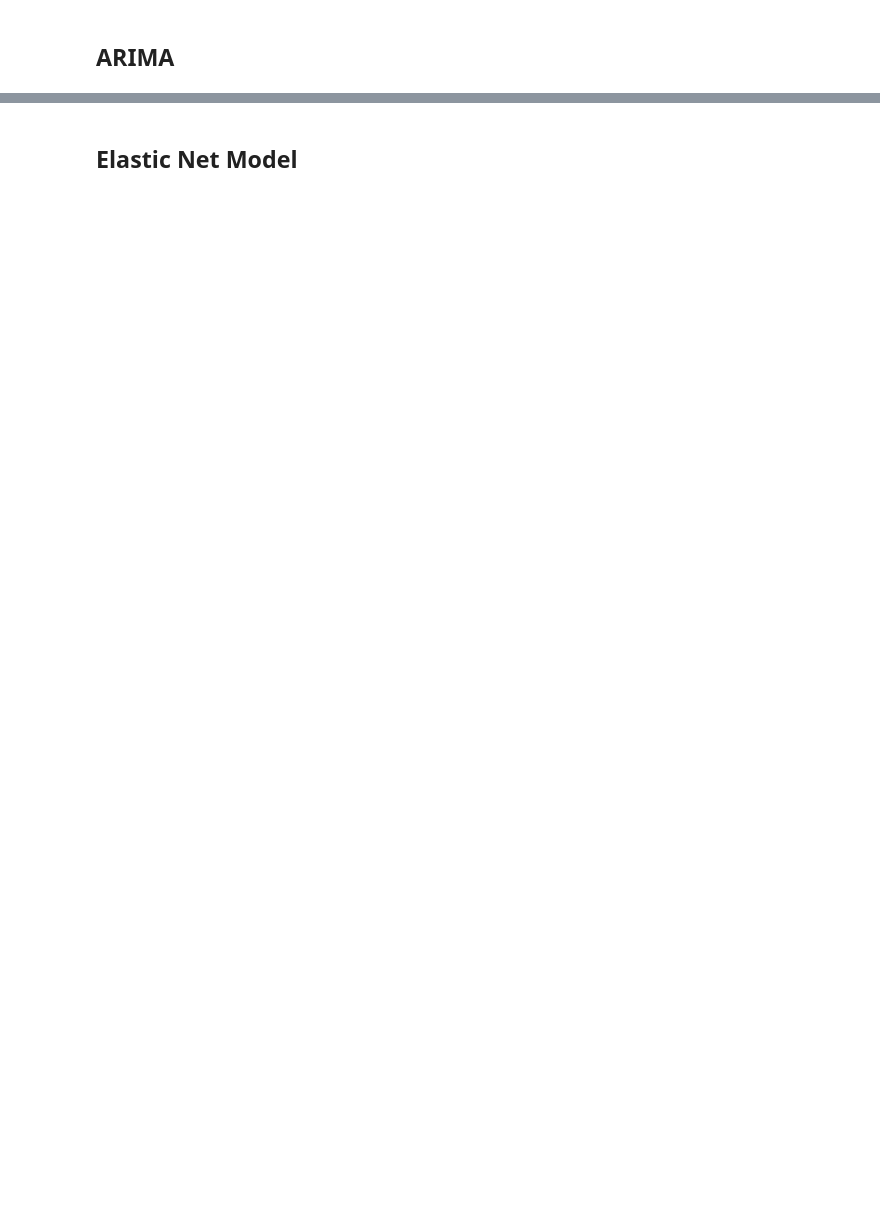
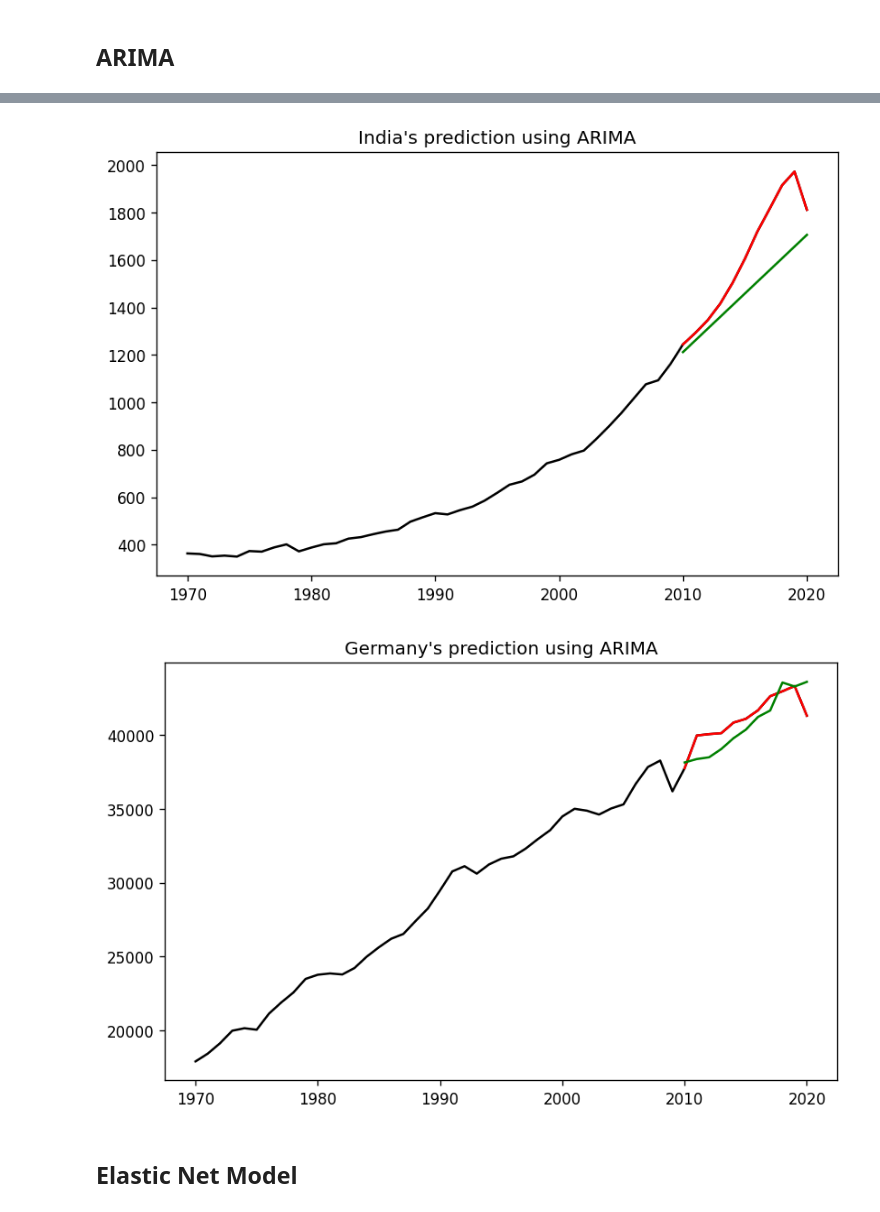
Before and after one commit to NeerajG03/Economic-Growth-Versus-Factors-expenditure-consumption-and-production, a Jupyter notebook: FinalAnalysis/finale.ipynb, the cells around one changed output, grey strips where cells are left out. Saved outputs shown, nothing was run; the diff lists cells and outputs as text; code cells hidden in the pictures; blank space fills up the shorter version.

```diff
--- a/FinalAnalysis/finale.ipynb
+++ b/FinalAnalysis/finale.ipynb
@@ -208,3 +247,24 @@ p-value: 0.482834
+# %%
+from pmdarima.model_selection import train_test_split
+gdp = pd.read_csv("../Dataset_Raw/gdp-per-capita-in-us-dollar-world-bank.csv")
+for each in country:
+    n_df = gdp.loc[(gdp["Year"]>=1970)&(gdp["Entity"]==each),["GDP","Year"]]
+    n_df.Year = pd.to_datetime(n_df["Year"],format = "%Y")
+    n_df = n_df.set_index("Year")
+    train, test = train_test_split(n_df, train_size=40)
+
+    model = pm.auto_arima(train, seasonal=True, m=16)
+    # make your forecasts
+    forecasts = model.predict(test.shape[0])
+    x = np.arange(n_df.shape[0])
+    plt.plot( n_df, c='black')
+    plt.plot(test,c="red")
+    plt.plot( forecasts, c='green')
+    plt.title(f"{each}'s prediction using ARIMA")
+    plt.show()
+# %% [output]
+[figure, added]
+[figure, added]
 # %% [markdown]
 ## Elastic Net Model
 # %%
```
Also changed, not shown: parts of 14 cells of this notebook, 3 other files.
